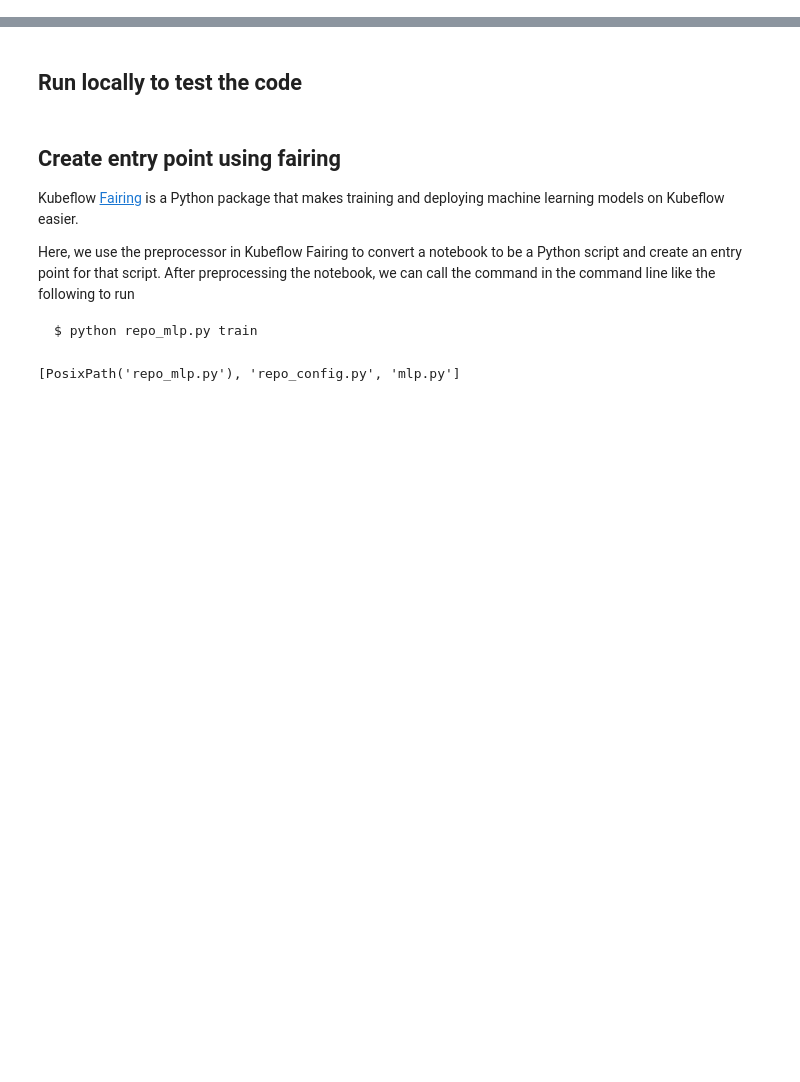
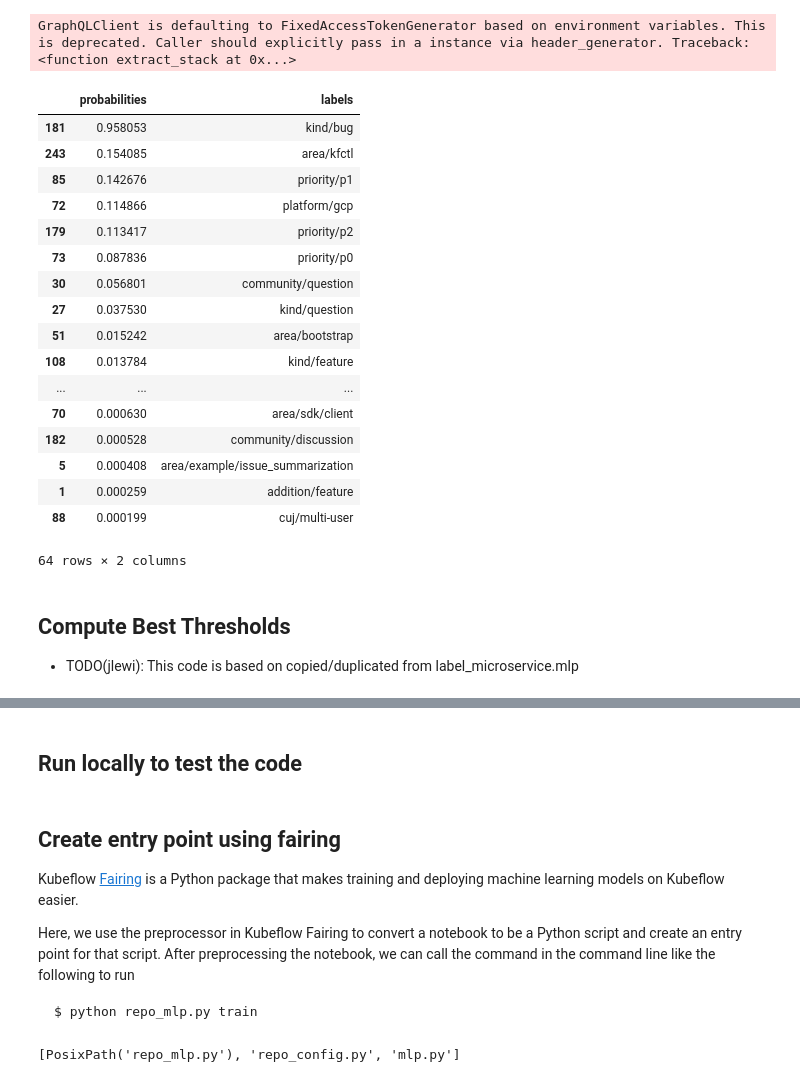
Before and after one commit to kubeflow/code-intelligence, a Jupyter notebook: Label_Microservice/notebooks/repo_mlp.ipynb, the cells around one changed output, grey strips where cells are left out. Saved outputs shown, nothing was run; the diff lists cells and outputs as text; code cells hidden in the pictures; blank space fills up the shorter version.

```diff
--- a/Label_Microservice/notebooks/repo_mlp.ipynb
+++ b/Label_Microservice/notebooks/repo_mlp.ipynb
@@ -21,0 +305,55 @@ import logging
+# %%
+def pass_through(x):
+    return x
+
+# TODO(jlewi): We should download the file if the local file doesn't exist
+local_model_file = os.path.basename(LANGUAGE_MODEL_URL)
+
+# model_url = 'https://storage.googleapis.com/issue_label_bot/model/lang_model/models_22zkdqlr/trained_model_22zkdqlr.pkl'
+local_model_dir = os.path.join(data_dir, "language_model")
+
+if not os.path.exists(os.path.join(local_model_dir, local_model_file)):
+    if not os.path.exists(local_model_dir):
+        os.makedirs(local_model_dir)
+    gcs_util.copy_from_gcs(LANGUAGE_MODEL_URL, os.path.join(local_model_dir, local_model_file))
+
+inference_wrapper = inference.InferenceWrapper(model_path=local_model_dir, model_file_name=local_model_file)
+# %%
+if not os.getenv("GITHUB_TOKEN"):
+    raise ValueError(f"No GitHub token specified")
+else:
+    gh_client = graphql.GraphQLClient()
+# %% [output]
+GraphQLClient is defaulting to FixedAccessTokenGenerator based on environment variables. This is deprecated. Caller should explicitly pass in a instance via header_generator. Traceback:
+<function extract_stack at 0x...>
+# %%
+issue_url = "https://github.com/kubeflow/kubeflow/issues/4972"
+issue_dict= embeddings.get_issue(issue_url, gh_client)
+dict_for_embeddings = inference_wrapper.process_dict(issue_dict)
+embedding_data = inference_wrapper.get_pooled_features(dict_for_embeddings['text']).detach().cpu().numpy()
+predictions = clf.predict_proba(embedding_data)
+p = pd.DataFrame({"probabilities": predictions[0, :], "labels": target_labels})
+p.sort_values("probabilities", ascending=False)
+# %% [output]
+|  | probabilities | labels |
+| 181 | 0.958053 | kind/bug |
+| 243 | 0.154085 | area/kfctl |
+| 85 | 0.142676 | priority/p1 |
+| 72 | 0.114866 | platform/gcp |
+| 179 | 0.113417 | priority/p2 |
+| 73 | 0.087836 | priority/p0 |
+| 30 | 0.056801 | community/question |
+| 27 | 0.037530 | kind/question |
+| 51 | 0.015242 | area/bootstrap |
+| 108 | 0.013784 | kind/feature |
+| ... | ... | ... |
+| 70 | 0.000630 | area/sdk/client |
+| 182 | 0.000528 | community/discussion |
+| 5 | 0.000408 | area/example/issue_summarization |
+| 1 | 0.000259 | addition/feature |
+| 88 | 0.000199 | cuj/multi-user |
+64 rows × 2 columns
+# %% [markdown]
+## Compute Best Thresholds
+
+* TODO(jlewi): This code is based on copied/duplicated from label_microservice.mlp
```
Also changed, not shown: parts of 66 cells of this notebook, 14 other files.
